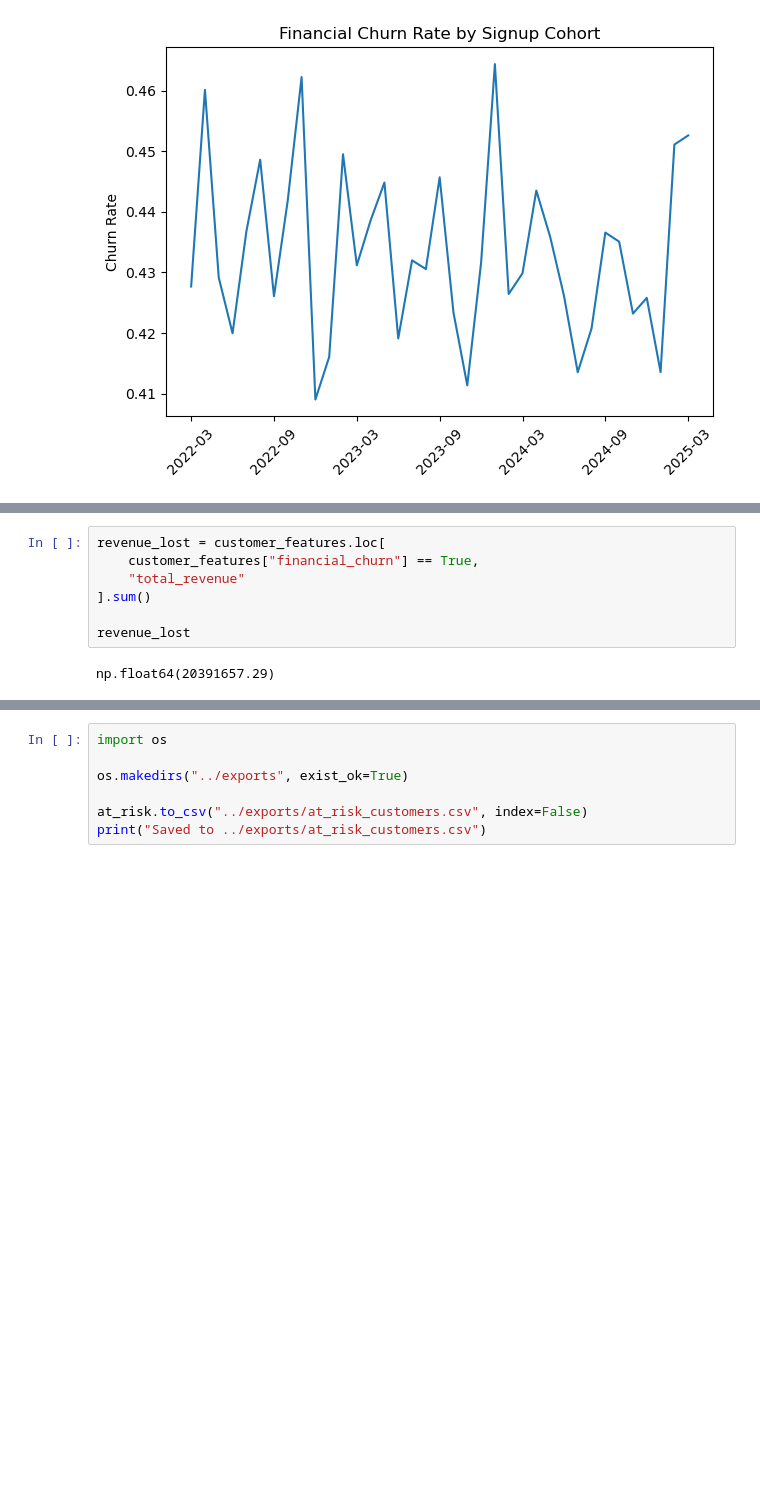
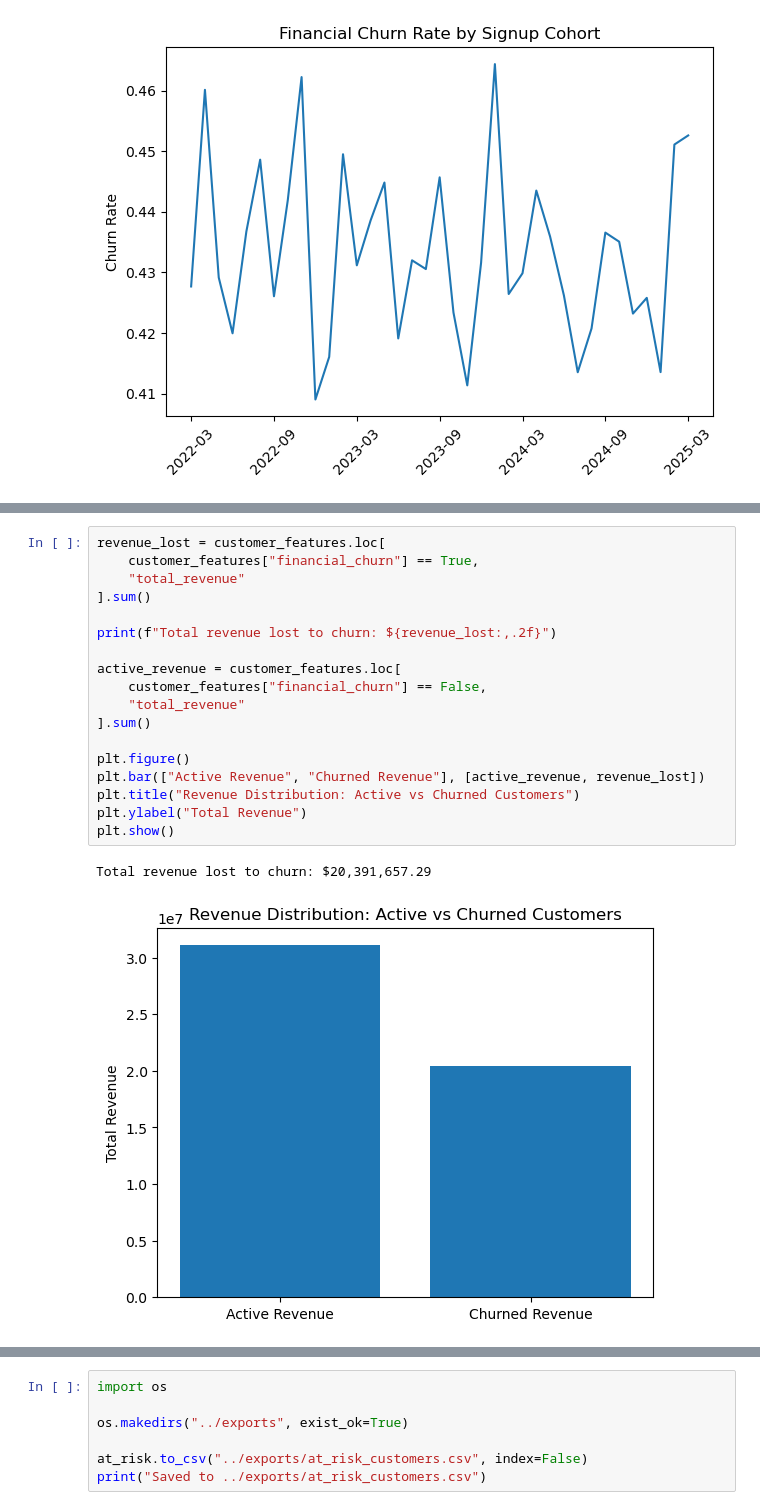
Before and after one commit to Cfaithm/saas-retention-analytics, a Jupyter notebook: notebooks/02_eda_and_visualizations.ipynb, the cells around one changed output, grey strips where cells are left out. Saved outputs shown, nothing was run; the diff lists cells and outputs as text; blank space fills up the shorter version.

```diff
--- a/notebooks/02_eda_and_visualizations.ipynb
+++ b/notebooks/02_eda_and_visualizations.ipynb
@@ -139,12 +144,24 @@ plt.show()
 # %%
 revenue_lost = customer_features.loc[
     customer_features["financial_churn"] == True,
     "total_revenue"
 ].sum()
 
-revenue_lost
+print(f"Total revenue lost to churn: ${revenue_lost:,.2f}")
+
+active_revenue = customer_features.loc[
+    customer_features["financial_churn"] == False,
+    "total_revenue"
+].sum()
+
+plt.figure()
+plt.bar(["Active Revenue", "Churned Revenue"], [active_revenue, revenue_lost])
+plt.title("Revenue Distribution: Active vs Churned Customers")
+plt.ylabel("Total Revenue")
+plt.show()
 # %% [output]
-np.float64(20391657.29)
+Total revenue lost to churn: $20,391,657.29
+[figure, added]
 # %%
 at_risk = customer_features[
     customer_features["silent_churn"] == True
```
Also changed, not shown: parts of 2 cells of this notebook.
